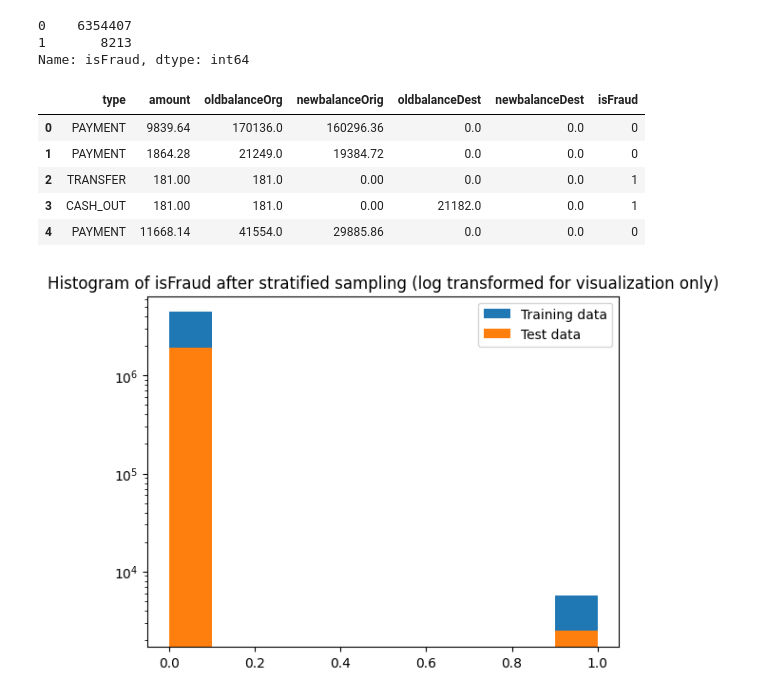
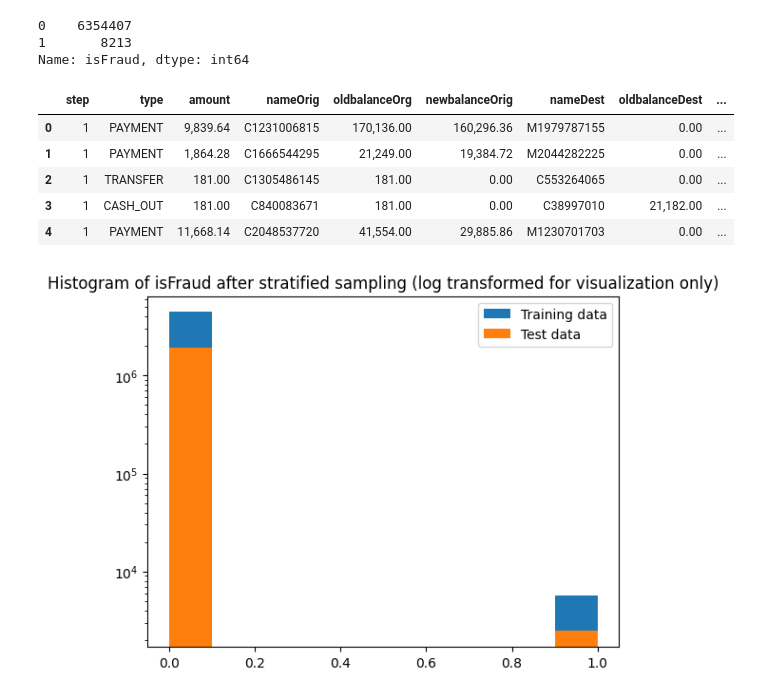
Before and after one commit to rtiwari6-stats/fraud-classifier, a Jupyter notebook: Online_Payments_Fraud_Detection.ipynb, the cells around one changed output. Cells and saved outputs as stored; diff of their text form; code cells hidden in the pictures.

Commit message:
analyzing fraud tx by payment type and orig, destination

```diff
--- a/Online_Payments_Fraud_Detection.ipynb
+++ b/Online_Payments_Fraud_Detection.ipynb
@@ -60,15 +60,15 @@ data['isFraud'].value_counts()
 1       8213
 Name: isFraud, dtype: int64
 # %%
-data.drop(['step','isFlaggedFraud', 'nameOrig', 'nameDest'], axis=1, inplace=True)
+data.drop(['isFlaggedFraud'], axis=1, inplace=True)
 data.head()
 # %% [output]
-|  | type | amount | oldbalanceOrg | newbalanceOrig | oldbalanceDest | newbalanceDest | isFraud |
-| 0 | PAYMENT | 9839.64 | 170136.0 | 160296.36 | 0.0 | 0.0 | 0 |
-| 1 | PAYMENT | 1864.28 | 21249.0 | 19384.72 | 0.0 | 0.0 | 0 |
-| 2 | TRANSFER | 181.00 | 181.0 | 0.00 | 0.0 | 0.0 | 1 |
-| 3 | CASH_OUT | 181.00 | 181.0 | 0.00 | 21182.0 | 0.0 | 1 |
-| 4 | PAYMENT | 11668.14 | 41554.0 | 29885.86 | 0.0 | 0.0 | 0 |
+|  | step | type | amount | nameOrig | oldbalanceOrg | newbalanceOrig | nameDest | oldbalanceDest | ... |
+| 0 | 1 | PAYMENT | 9,839.64 | C1231006815 | 170,136.00 | 160,296.36 | M1979787155 | 0.00 | ... |
+| 1 | 1 | PAYMENT | 1,864.28 | C1666544295 | 21,249.00 | 19,384.72 | M2044282225 | 0.00 | ... |
+| 2 | 1 | TRANSFER | 181.00 | C1305486145 | 181.00 | 0.00 | C553264065 | 0.00 | ... |
+| 3 | 1 | CASH_OUT | 181.00 | C840083671 | 181.00 | 0.00 | C38997010 | 21,182.00 | ... |
+| 4 | 1 | PAYMENT | 11,668.14 | C2048537720 | 41,554.00 | 29,885.86 | M1230701703 | 0.00 | ... |
 # %%
 # we have an unbalanced dataset so we use stratified sampling to ensure same distribution of
 #fradulent transactions in training and test
```
Also changed, not shown: parts of 8 cells of this notebook.
